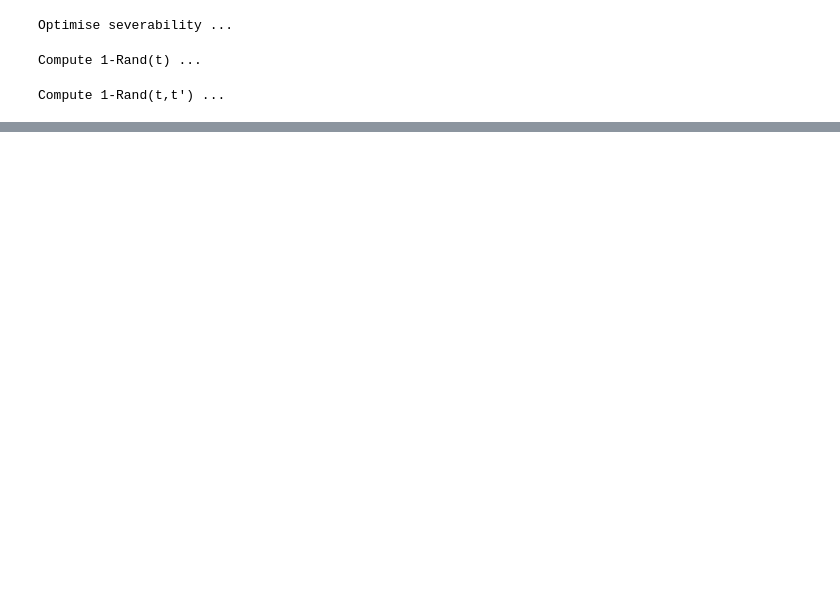
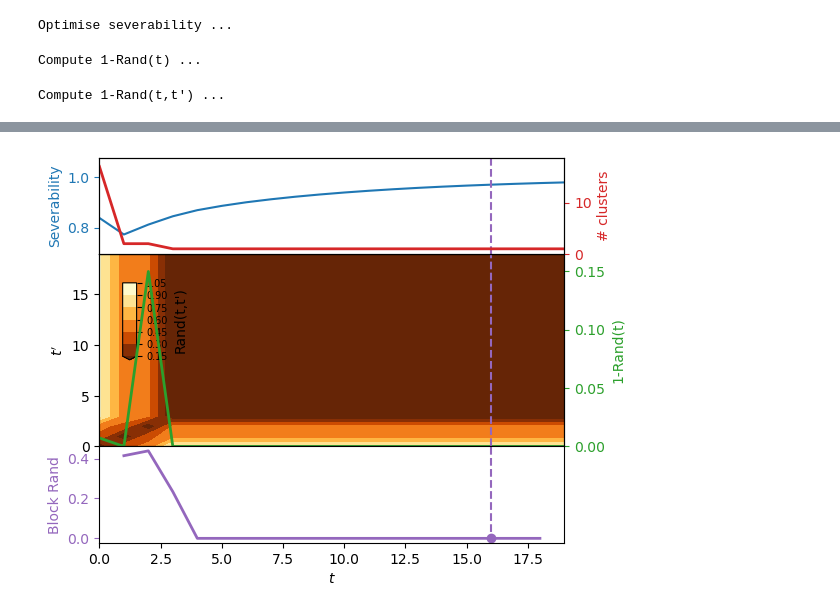
Before and after one commit to barahona-research-group/severability, a Jupyter notebook: notebooks/Example_1.ipynb, the cells around one changed output, grey strips where cells are left out. Drawn from its saved outputs; the diff is of its cells as text; code cells hidden in the pictures; blank space fills up the shorter version.

```diff
--- a/notebooks/Example_1.ipynb
+++ b/notebooks/Example_1.ipynb
@@ -76,3 +35,7 @@ plt.show()
+# %%
+plot_scan(sev_results)
+# %% [output]
+[figure, added]
 # %%
 # create the pie chart graph visualisation
 # %%
```
Also changed, not shown: parts of 4 cells of this notebook, 1 other file.
